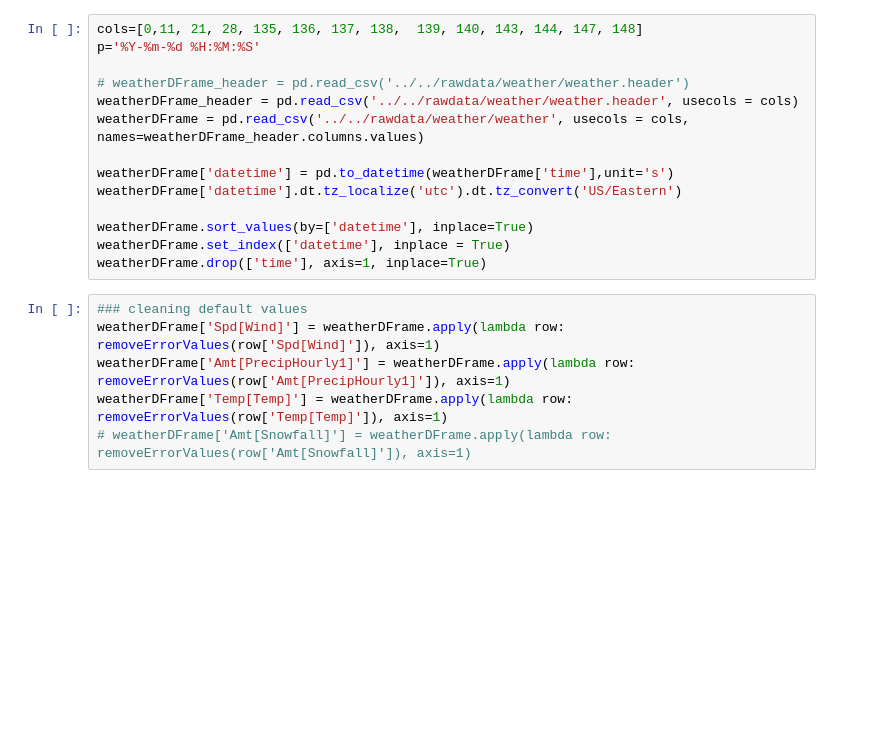
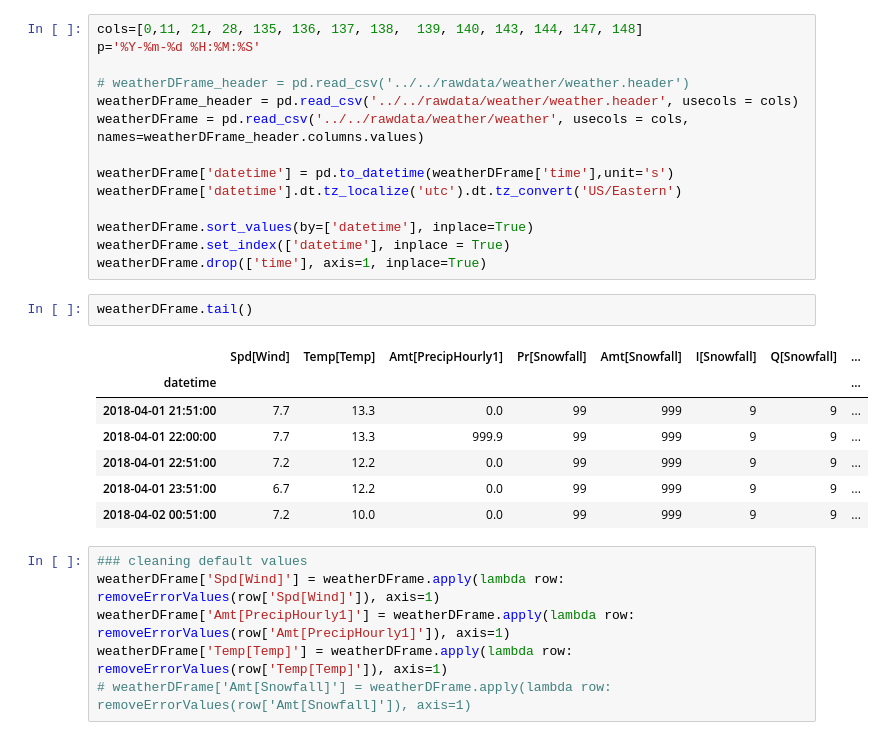
Before and after one commit to joaorulff/splmodeling, a Jupyter notebook: parsers/weather/weather_parser.ipynb, the cells around one changed output. Drawn from its saved outputs; the diff is of its cells as text; blank space fills up the shorter version.

```diff
--- a/parsers/weather/weather_parser.ipynb
+++ b/parsers/weather/weather_parser.ipynb
@@ -29,6 +47,16 @@ weatherDFrame['datetime'].dt.tz_localize('utc').dt.tz_convert('US/Eastern')
 weatherDFrame.sort_values(by=['datetime'], inplace=True)
 weatherDFrame.set_index(['datetime'], inplace = True)
 weatherDFrame.drop(['time'], axis=1, inplace=True)
+# %%
+weatherDFrame.tail()
+# %% [output]
+|  | Spd[Wind] | Temp[Temp] | Amt[PrecipHourly1] | Pr[Snowfall] | Amt[Snowfall] | I[Snowfall] | Q[Snowfall] | ... |
+| datetime |  |  |  |  |  |  |  | ... |
+| 2018-04-01 21:51:00 | 7.7 | 13.3 | 0.0 | 99 | 999 | 9 | 9 | ... |
+| 2018-04-01 22:00:00 | 7.7 | 13.3 | 999.9 | 99 | 999 | 9 | 9 | ... |
+| 2018-04-01 22:51:00 | 7.2 | 12.2 | 0.0 | 99 | 999 | 9 | 9 | ... |
+| 2018-04-01 23:51:00 | 6.7 | 12.2 | 0.0 | 99 | 999 | 9 | 9 | ... |
+| 2018-04-02 00:51:00 | 7.2 | 10.0 | 0.0 | 99 | 999 | 9 | 9 | ... |
 # %%
 ### cleaning default values
 weatherDFrame['Spd[Wind]'] = weatherDFrame.apply(lambda row: removeErrorValues(row['Spd[Wind]']), axis=1)
```
Also changed, not shown: parts of 2 cells of this notebook, 2 other files.
